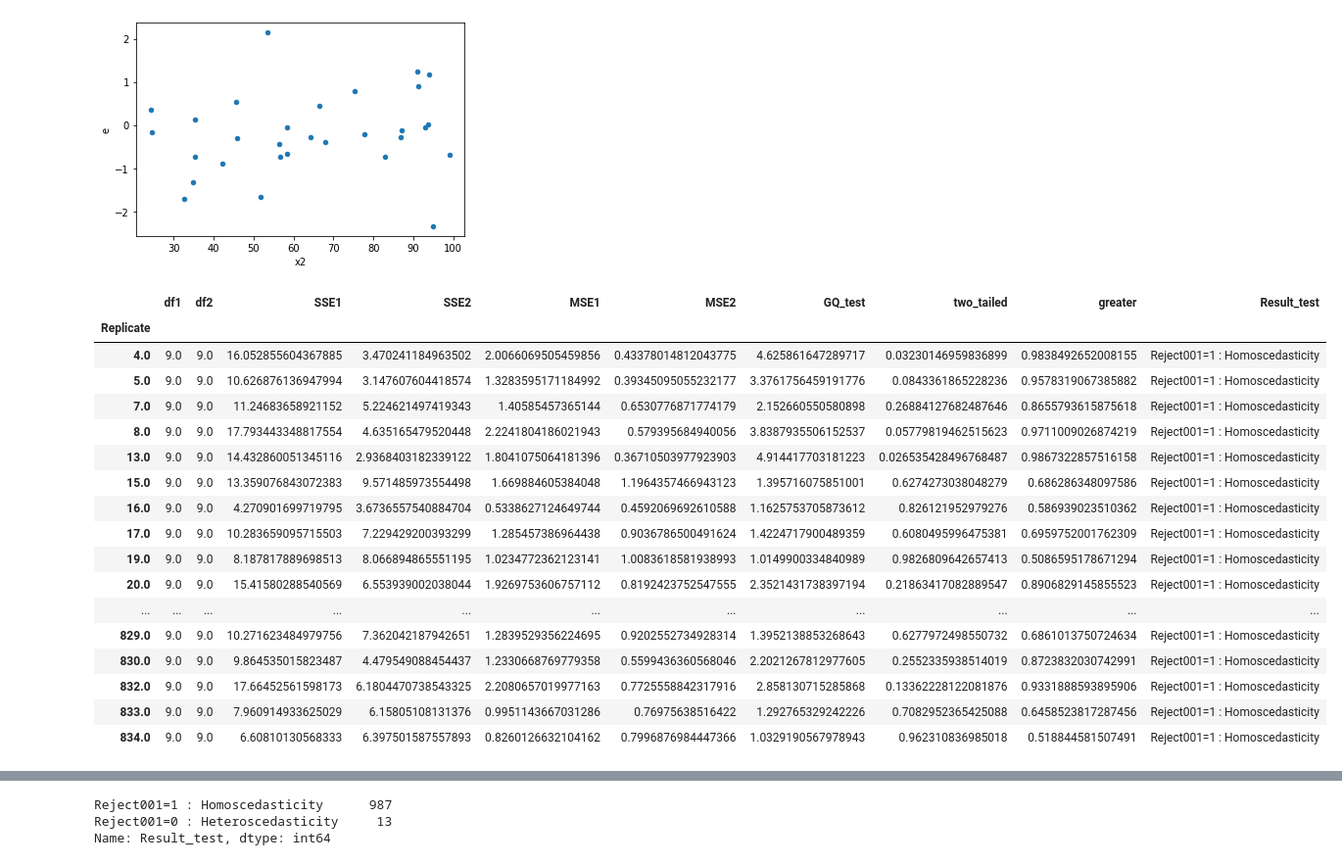
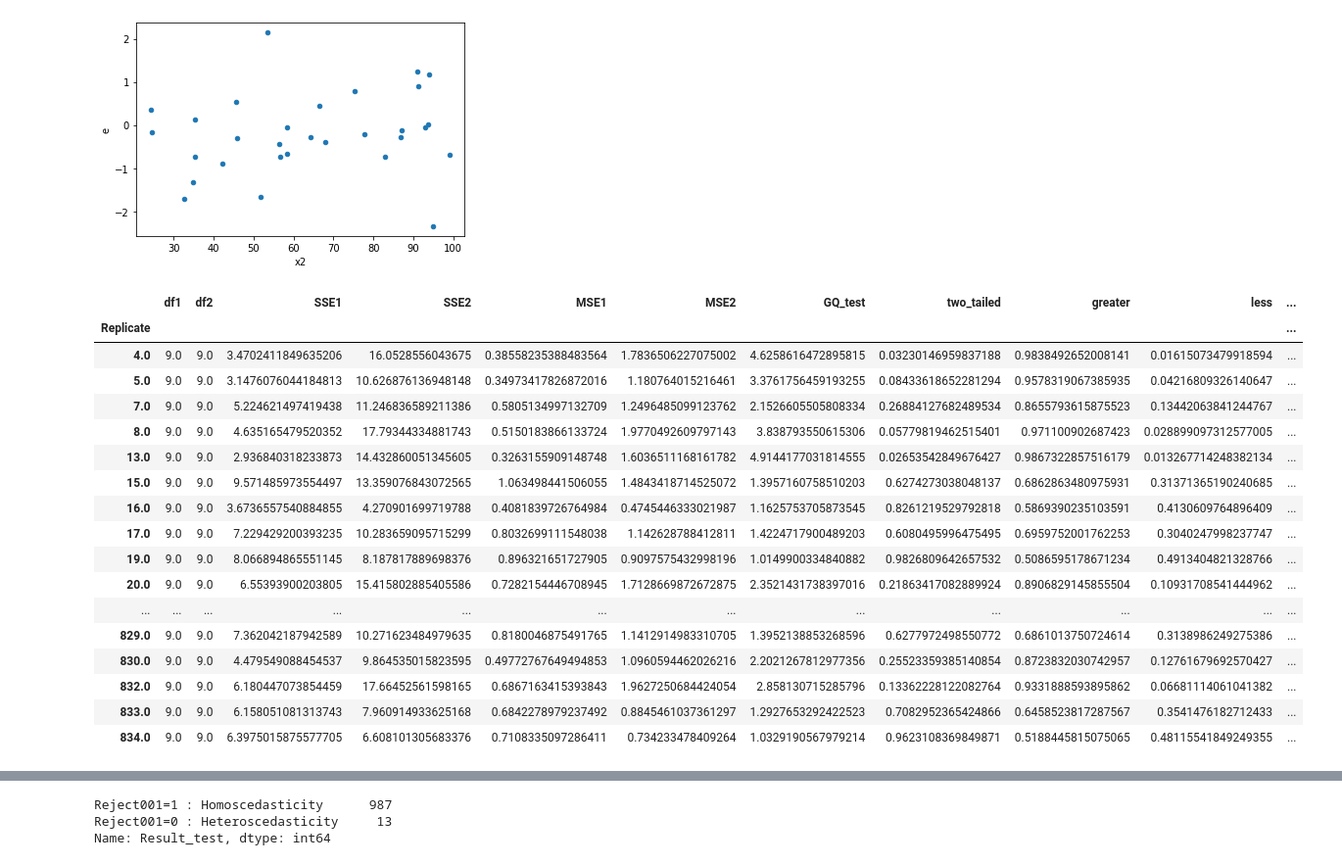
Before and after one commit to iam-fern/Generate_addition, a Jupyter notebook: GQtest_data_add_delta_(0)_n30_01.ipynb, the cells around one changed output, grey strips where cells are left out. Shown at 98% size. Saved outputs shown, nothing was run; the diff lists cells and outputs as text; code cells hidden in the pictures.

```diff
--- a/GQtest_data_add_delta_(0)_n30_01.ipynb
+++ b/GQtest_data_add_delta_(0)_n30_01.ipynb
@@ -175,7 +176,6 @@ def get_result(run_replicate, percent_data):
     new_table_sort = new_table.sort_values('x2')
     new_table_sort.reset_index(inplace=True)
     new_table_sort.drop(['index'], axis=1, inplace=True)
-
 
     # แบ่งข้อมูลกลุ่มที่ 1
     table1 = new_table_sort.iloc[:int(percent_data*new_table_sort.shape[0]) , :]
@@ -189,8 +189,7 @@ def get_result(run_replicate, percent_data):
     # หาค่า df กลุ่ม 1
     DF1 = model1.df_resid + 1
     SSE1 = model1.ssr
-    MSE1 = model1.mse_resid
-
+    MSE1 = SSE1/DF1
 
     # แบ่งข้อมูลกลุ่มที่ 2
     table2 = new_table_sort.iloc[int((1-percent_data)*new_table_sort.shape[0]): , :]
@@ -204,23 +203,21 @@ def get_result(run_replicate, percent_data):
     # หาค่า df กลุ่ม 2
     DF2 = model2.df_resid + 1
     SSE2 = model2.ssr
-    MSE2 = model2.mse_resid
+    MSE2 = SSE2/DF2
 
     # ค่าสถิติทดสอบ
     GQ_test = (SSE2/DF2) / (SSE1/DF1)
-
 
     df2 = DF2
     df1 = DF1
 
     # คำนวณค่า p-value
-    # sf(x, dfn, dfd, loc=0, scale=1) : Survival function (also defined as 1 - cdf, but sf is sometimes more accurate)
+    # pdf(x, dfn, dfd, loc=0, scale=1) : Probability density function
     two_tailed = 2.0*(1.0-(ss.f.cdf(GQ_test, df2, df1)))
+    p_greater = ss.f.cdf(GQ_test, df2, df1)
+    p_less = 1.0-ss.f.cdf(GQ_test, df2, df1)
 
-    # pdf(x, dfn, dfd, loc=0, scale=1) : Probability density function
-    p_greater = ss.f.cdf(GQ_test, df2, df1)
-
-    return df2, df1, SSE2, SSE1, MSE2, MSE1, GQ_test, two_tailed, p_greater
+    return df1, df2, SSE1, SSE2, MSE1, MSE2, GQ_test, two_tailed, p_greater, p_less
 
 # สร้าง list ของ replicates
 list_replicate=list({i[0] for i in table.index})
@@ -236,13 +233,14 @@ list_MSE2=[]
 list_GQ_test=[]
 list_two_tailed=[]
 list_p_greater=[]
+list_p_less=[]
 
 # กำหนด % การแบ่งข้อมูล
 percent_data=0.4
 
 # ใช้ for loop สำหรับการ run ทุก replicates
 for run_replicate in list_replicate:
-    df1, df2, SSE1, SSE2, MSE1, MSE2, GQ_test, two_tailed, p_greater=get_result(run_replicate, percent_data)
+    df1, df2, SSE1, SSE2, MSE1, MSE2, GQ_test, two_tailed, p_greater, p_less=get_result(run_replicate, percent_data)
     list_df1.append(df1)
     list_SSE1.append(SSE1)
     list_df2.append(df2)
@@ -252,41 +250,42 @@ for run_replicate in list_replicate:
     list_GQ_test.append(GQ_test)
     list_two_tailed.append(two_tailed)
     list_p_greater.append(p_greater)
+    list_p_less.append(p_less)
 # %%
 # สร้างตารางผลลัพธ์
 alpha = 0.01
 pd.set_option('display.max_rows', 1000)
 pd.set_option('display.max_columns', 1000)
 pd.set_option('display.width', 1000)
 result=pd.DataFrame({"Replicate":list_replicate, "df1":list_df1, "df2":list_df2, "SSE1":list_SSE1,
                      "SSE2":list_SSE2, "MSE1":list_MSE1, "MSE2":list_MSE2,
-                     "GQ_test":list_GQ_test, "two_tailed":list_two_tailed, "greater":list_p_greater})
+                     "GQ_test":list_GQ_test, "two_tailed":list_two_tailed, "greater":list_p_greater, "less":list_p_less})
 result.set_index(['Replicate'], inplace=True)
-result=result[(result["two_tailed"]<=1) & (result["greater"]<=1)]
+result=result[(result["two_tailed"]<=1) & (result["greater"]<=1) & (result["less"]<=1)]
 result["Result_test"]=result["two_tailed"].apply(lambda p_value: 'Reject001=0 : Heteroscedasticity'
-                                                                  if p_value < alpha else 'Reject001=1 : Homoscedasticity')
+                                                 if p_value < alpha else 'Reject001=1 : Homoscedasticity')
 #two_tailed_new_show=two_tailed_new.drop(columns="greater")
 
 result.astype(str)
 # %% [output]
-|  | df1 | df2 | SSE1 | SSE2 | MSE1 | MSE2 | GQ_test | two_tailed | greater | Result_test |
-| Replicate |  |  |  |  |  |  |  |  |  |  |
-| 4.0 | 9.0 | 9.0 | 16.052855604367885 | 3.470241184963502 | 2.0066069505459856 | 0.43378014812043775 | 4.625861647289717 | 0.03230146959836899 | 0.9838492652008155 | Reject001=1 : Homoscedasticity |
-| 5.0 | 9.0 | 9.0 | 10.626876136947994 | 3.147607604418574 | 1.3283595171184992 | 0.39345095055232177 | 3.3761756459191776 | 0.0843361865228236 | 0.9578319067385882 | Reject001=1 : Homoscedasticity |
-| 7.0 | 9.0 | 9.0 | 11.24683658921152 | 5.224621497419343 | 1.40585457365144 | 0.6530776871774179 | 2.152660550580898 | 0.26884127682487646 | 0.8655793615875618 | Reject001=1 : Homoscedasticity |
-| 8.0 | 9.0 | 9.0 | 17.793443348817554 | 4.635165479520448 | 2.2241804186021943 | 0.579395684940056 | 3.8387935506152537 | 0.05779819462515623 | 0.9711009026874219 | Reject001=1 : Homoscedasticity |
-| 13.0 | 9.0 | 9.0 | 14.432860051345116 | 2.9368403182339122 | 1.8041075064181396 | 0.36710503977923903 | 4.914417703181223 | 0.026535428496768487 | 0.9867322857516158 | Reject001=1 : Homoscedasticity |
-| 15.0 | 9.0 | 9.0 | 13.359076843072383 | 9.571485973554498 | 1.669884605384048 | 1.1964357466943123 | 1.395716075851001 | 0.6274273038048279 | 0.686286348097586 | Reject001=1 : Homoscedasticity |
-| 16.0 | 9.0 | 9.0 | 4.270901699719795 | 3.6736557540884704 | 0.5338627124649744 | 0.4592069692610588 | 1.1625753705873612 | 0.826121952979276 | 0.586939023510362 | Reject001=1 : Homoscedasticity |
-| 17.0 | 9.0 | 9.0 | 10.283659095715503 | 7.229429200393299 | 1.285457386964438 | 0.9036786500491624 | 1.4224717900489359 | 0.6080495996475381 | 0.6959752001762309 | Reject001=1 : Homoscedasticity |
-| 19.0 | 9.0 | 9.0 | 8.187817889698513 | 8.066894865551195 | 1.0234772362123141 | 1.0083618581938993 | 1.0149900334840989 | 0.9826809642657413 | 0.5086595178671294 | Reject001=1 : Homoscedasticity |
-| 20.0 | 9.0 | 9.0 | 15.41580288540569 | 6.553939002038044 | 1.9269753606757112 | 0.8192423752547555 | 2.3521431738397194 | 0.21863417082889547 | 0.8906829145855523 | Reject001=1 : Homoscedasticity |
-| ... | ... | ... | ... | ... | ... | ... | ... | ... | ... | ... |
-| 829.0 | 9.0 | 9.0 | 10.271623484979756 | 7.362042187942651 | 1.2839529356224695 | 0.9202552734928314 | 1.3952138853268643 | 0.6277972498550732 | 0.6861013750724634 | Reject001=1 : Homoscedasticity |
-| 830.0 | 9.0 | 9.0 | 9.864535015823487 | 4.479549088454437 | 1.2330668769779358 | 0.5599436360568046 | 2.2021267812977605 | 0.2552335938514019 | 0.8723832030742991 | Reject001=1 : Homoscedasticity |
-| 832.0 | 9.0 | 9.0 | 17.66452561598173 | 6.1804470738543325 | 2.2080657019977163 | 0.7725558842317916 | 2.858130715285868 | 0.13362228122081876 | 0.9331888593895906 | Reject001=1 : Homoscedasticity |
-| 833.0 | 9.0 | 9.0 | 7.960914933625029 | 6.15805108131376 | 0.9951143667031286 | 0.76975638516422 | 1.292765329242226 | 0.7082952365425088 | 0.6458523817287456 | Reject001=1 : Homoscedasticity |
-| 834.0 | 9.0 | 9.0 | 6.60810130568333 | 6.397501587557893 | 0.8260126632104162 | 0.7996876984447366 | 1.0329190567978943 | 0.962310836985018 | 0.518844581507491 | Reject001=1 : Homoscedasticity |
+|  | df1 | df2 | SSE1 | SSE2 | MSE1 | MSE2 | GQ_test | two_tailed | greater | less | ... |
+| Replicate |  |  |  |  |  |  |  |  |  |  | ... |
+| 4.0 | 9.0 | 9.0 | 3.4702411849635206 | 16.0528556043675 | 0.38558235388483564 | 1.7836506227075002 | 4.6258616472895815 | 0.03230146959837188 | 0.9838492652008141 | 0.01615073479918594 | ... |
+| 5.0 | 9.0 | 9.0 | 3.1476076044184813 | 10.626876136948148 | 0.34973417826872016 | 1.180764015216461 | 3.3761756459193255 | 0.08433618652281294 | 0.9578319067385935 | 0.04216809326140647 | ... |
+| 7.0 | 9.0 | 9.0 | 5.224621497419438 | 11.246836589211386 | 0.5805134997132709 | 1.2496485099123762 | 2.1526605505808334 | 0.26884127682489534 | 0.8655793615875523 | 0.13442063841244767 | ... |
+| 8.0 | 9.0 | 9.0 | 4.635165479520352 | 17.79344334881743 | 0.5150183866133724 | 1.9770492609797143 | 3.838793550615306 | 0.05779819462515401 | 0.971100902687423 | 0.028899097312577005 | ... |
+| 13.0 | 9.0 | 9.0 | 2.936840318233873 | 14.432860051345605 | 0.3263155909148748 | 1.6036511168161782 | 4.9144177031814555 | 0.02653542849676427 | 0.9867322857516179 | 0.013267714248382134 | ... |
+| 15.0 | 9.0 | 9.0 | 9.571485973554497 | 13.359076843072565 | 1.063498441506055 | 1.4843418714525072 | 1.3957160758510203 | 0.6274273038048137 | 0.6862863480975931 | 0.31371365190240685 | ... |
+| 16.0 | 9.0 | 9.0 | 3.6736557540884855 | 4.270901699719788 | 0.4081839726764984 | 0.4745446333021987 | 1.1625753705873545 | 0.8261219529792818 | 0.5869390235103591 | 0.4130609764896409 | ... |
+| 17.0 | 9.0 | 9.0 | 7.229429200393235 | 10.283659095715299 | 0.8032699111548038 | 1.142628788412811 | 1.4224717900489203 | 0.6080495996475495 | 0.6959752001762253 | 0.3040247998237747 | ... |
+| 19.0 | 9.0 | 9.0 | 8.066894865551145 | 8.187817889698376 | 0.896321651727905 | 0.9097575432998196 | 1.0149900334840882 | 0.9826809642657532 | 0.5086595178671234 | 0.4913404821328766 | ... |
+| 20.0 | 9.0 | 9.0 | 6.55393900203805 | 15.415802885405586 | 0.7282154446708945 | 1.7128669872672875 | 2.3521431738397016 | 0.21863417082889924 | 0.8906829145855504 | 0.10931708541444962 | ... |
+| ... | ... | ... | ... | ... | ... | ... | ... | ... | ... | ... | ... |
+| 829.0 | 9.0 | 9.0 | 7.362042187942589 | 10.271623484979635 | 0.8180046875491765 | 1.1412914983310705 | 1.3952138853268596 | 0.6277972498550772 | 0.6861013750724614 | 0.3138986249275386 | ... |
+| 830.0 | 9.0 | 9.0 | 4.479549088454537 | 9.864535015823595 | 0.49772767649494853 | 1.0960594462026216 | 2.2021267812977356 | 0.25523359385140854 | 0.8723832030742957 | 0.12761679692570427 | ... |
+| 832.0 | 9.0 | 9.0 | 6.180447073854459 | 17.66452561598165 | 0.6867163415393843 | 1.9627250684424054 | 2.858130715285796 | 0.13362228122082764 | 0.9331888593895862 | 0.06681114061041382 | ... |
+| 833.0 | 9.0 | 9.0 | 6.158051081313743 | 7.960914933625168 | 0.6842278979237492 | 0.8845461037361297 | 1.2927653292422523 | 0.7082952365424866 | 0.6458523817287567 | 0.3541476182712433 | ... |
+| 834.0 | 9.0 | 9.0 | 6.3975015875577705 | 6.608101305683376 | 0.7108335097286411 | 0.734233478409264 | 1.0329190567979214 | 0.9623108369849871 | 0.5188445815075065 | 0.48115541849249355 | ... |
 # %%
 # สร้างตารางผลลัพธ์
 alpha = 0.01
```
Also changed, not shown: parts of 2 cells of this notebook.
